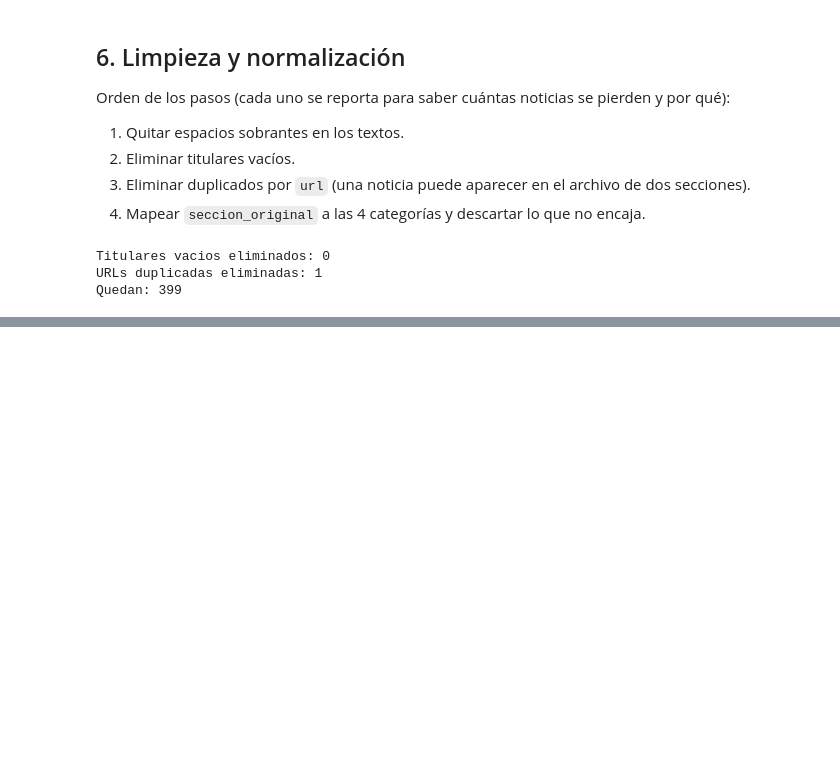
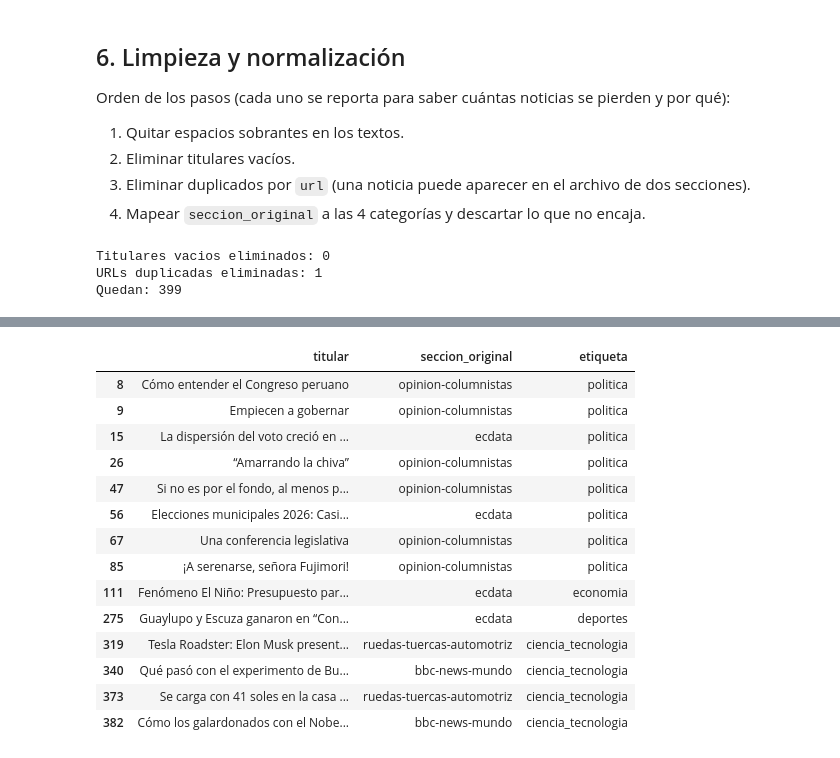
Before and after one commit to grey-d18/grey_diplomado, a Jupyter notebook: tarea_1/01_recoleccion.ipynb, the cells around one changed output, grey strips where cells are left out. Saved outputs shown, nothing was run; the diff lists cells and outputs as text; code cells hidden in the pictures; blank space fills up the shorter version.

```diff
--- a/tarea_1/01_recoleccion.ipynb
+++ b/tarea_1/01_recoleccion.ipynb
@@ -392,2 +410,21 @@ tabla_mapeo
+# %%
+# Las noticias que cambiaron de categoria por la regla 2, para revisarlas a ojo
+df[df.regla.str.startswith("pagina")][["titular", "seccion_original", "etiqueta"]]
+# %% [output]
+|  | titular | seccion_original | etiqueta |
+| 8 | Cómo entender el Congreso peruano | opinion-columnistas | politica |
+| 9 | Empiecen a gobernar | opinion-columnistas | politica |
+| 15 | La dispersión del voto creció en ... | ecdata | politica |
+| 26 | “Amarrando la chiva” | opinion-columnistas | politica |
+| 47 | Si no es por el fondo, al menos p... | opinion-columnistas | politica |
+| 56 | Elecciones municipales 2026: Casi... | ecdata | politica |
+| 67 | Una conferencia legislativa | opinion-columnistas | politica |
+| 85 | ¡A serenarse, señora Fujimori! | opinion-columnistas | politica |
+| 111 | Fenómeno El Niño: Presupuesto par... | ecdata | economia |
+| 275 | Guaylupo y Escuza ganaron en “Con... | ecdata | deportes |
+| 319 | Tesla Roadster: Elon Musk present... | ruedas-tuercas-automotriz | ciencia_tecnologia |
+| 340 | Qué pasó con el experimento de Bu... | bbc-news-mundo | ciencia_tecnologia |
+| 373 | Se carga con 41 soles en la casa ... | ruedas-tuercas-automotriz | ciencia_tecnologia |
+| 382 | Cómo los galardonados con el Nobe... | bbc-news-mundo | ciencia_tecnologia |
 # %%
 fuera = df[df.etiqueta.isna()]
```
Also changed, not shown: parts of 5 cells of this notebook.
